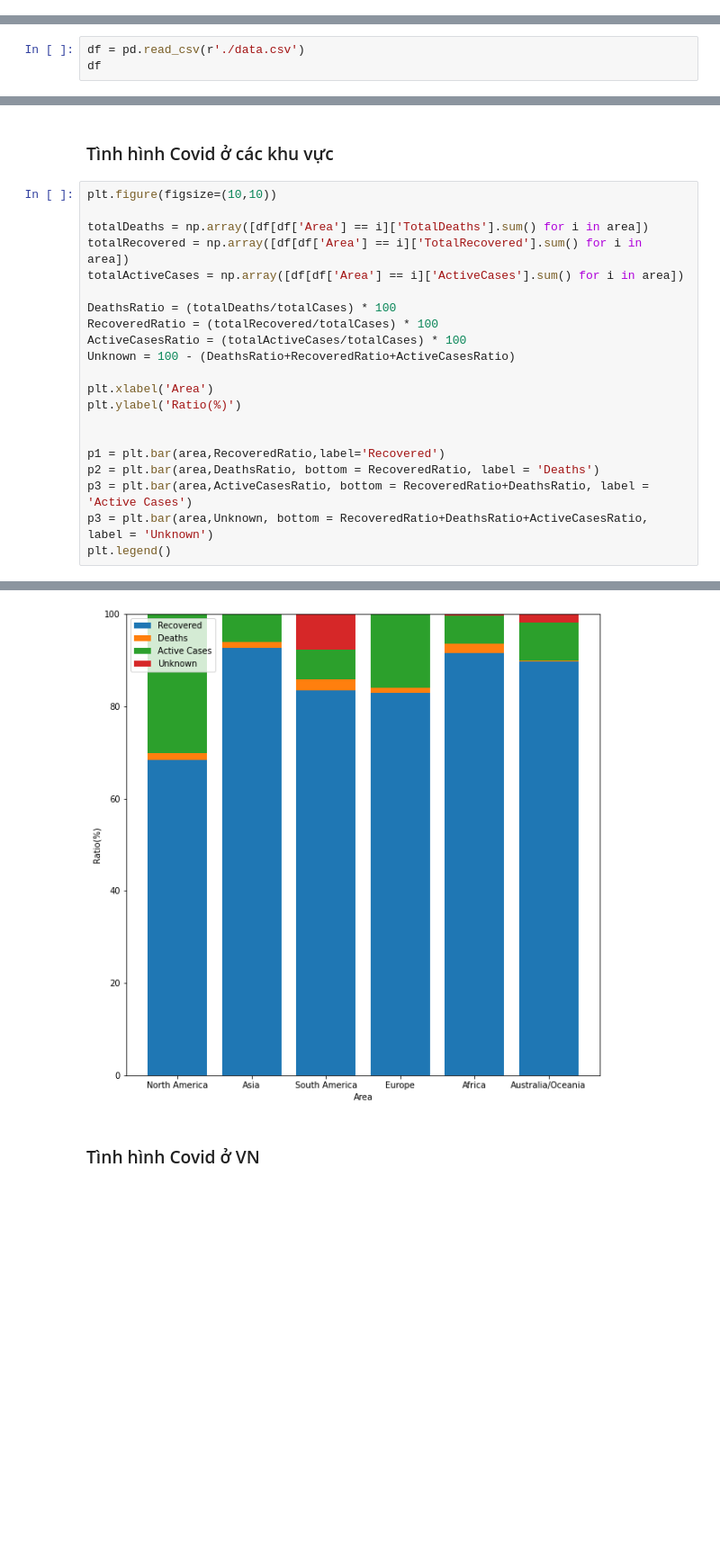
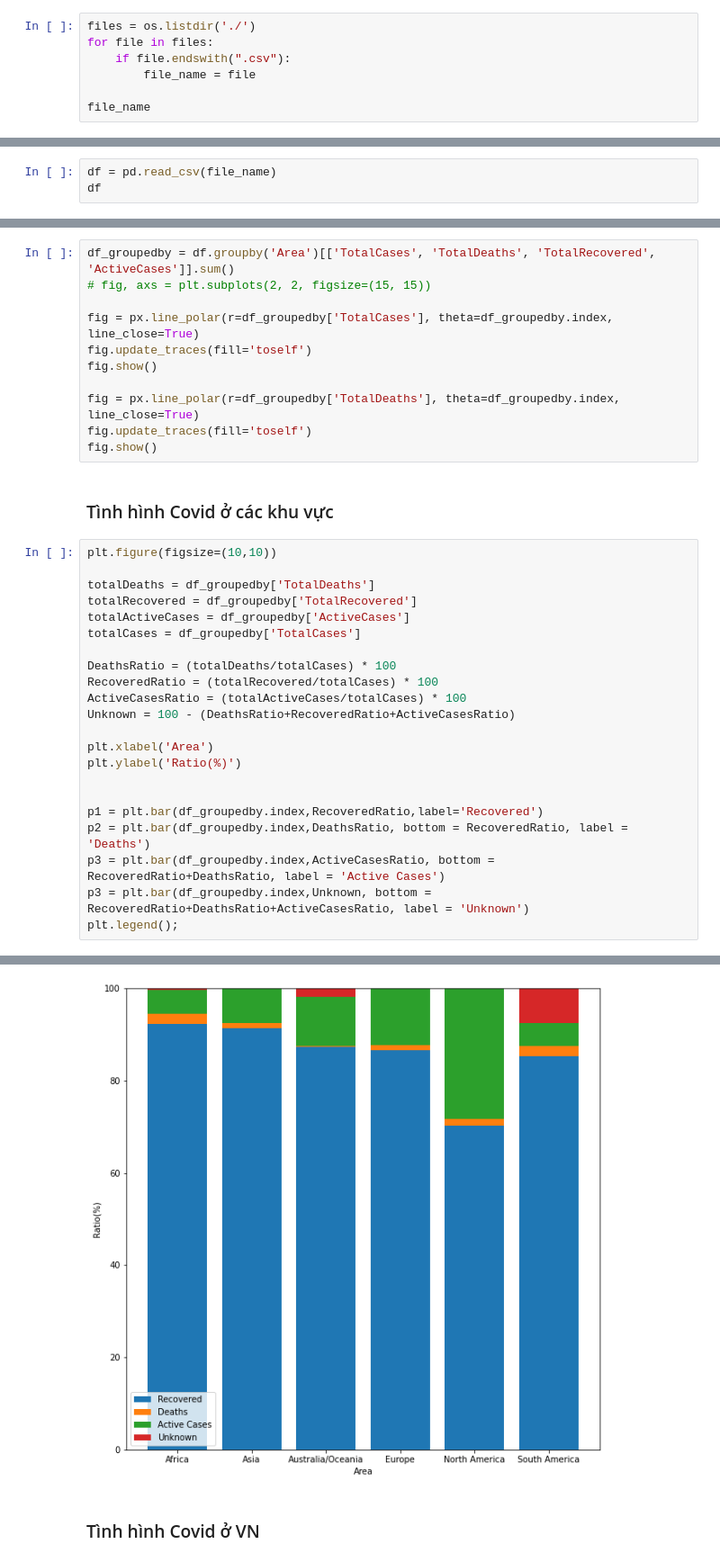
Before and after one commit to trinhhinh729/Lab1---DataVisualization, a Jupyter notebook: Analysis&Visualization.ipynb, the cells around one changed output, grey strips where cells are left out. Shown at 90% size. Drawn from its saved outputs; the diff is of its cells as text; blank space fills up the shorter version.

Commit message:
[Mar 5, 2022] Modify A&V, C&P notebook
- C&P:
+ Rename columns
+ Add current date to data file's name.
- A&V:
+ Add: radar chart, histplot
+ Modify: pairplot
+ Replace some code with groupby method

```diff
--- a/Analysis&Visualization.ipynb
+++ b/Analysis&Visualization.ipynb
@@ -5,0 +8,7 @@ import plotly.express as px
+# %%
+files = os.listdir('./')
+for file in files:
+    if file.endswith(".csv"):
+        file_name = file
+
+file_name
@@ -6,5 +17,5 @@ import plotly.express as px
 # %%
-df = pd.read_csv(r'./data.csv')
+df = pd.read_csv(file_name)
 df
 # %% [output]
 |  | Country,Other | TotalCases | NewCases | TotalDeaths | NewDeaths | TotalRecovered | NewRecovered | ... |
@@ -56,11 +66,23 @@ plt.bar(area,totalCases)
+# %%
+df_groupedby = df.groupby('Area')[['TotalCases', 'TotalDeaths', 'TotalRecovered', 'ActiveCases']].sum()
+# fig, axs = plt.subplots(2, 2, figsize=(15, 15))
+
+fig = px.line_polar(r=df_groupedby['TotalCases'], theta=df_groupedby.index, line_close=True)
+fig.update_traces(fill='toself')
+fig.show()
+
+fig = px.line_polar(r=df_groupedby['TotalDeaths'], theta=df_groupedby.index, line_close=True)
+fig.update_traces(fill='toself')
+fig.show()
 # %% [markdown]
 ### Tình hình Covid ở các khu vực
 # %%
 plt.figure(figsize=(10,10))
 
-totalDeaths = np.array([df[df['Area'] == i]['TotalDeaths'].sum() for i in area])
-totalRecovered = np.array([df[df['Area'] == i]['TotalRecovered'].sum() for i in area])
-totalActiveCases = np.array([df[df['Area'] == i]['ActiveCases'].sum() for i in area])
+totalDeaths = df_groupedby['TotalDeaths']
+totalRecovered = df_groupedby['TotalRecovered']
+totalActiveCases = df_groupedby['ActiveCases']
+totalCases = df_groupedby['TotalCases']
 
 DeathsRatio = (totalDeaths/totalCases) * 100
 RecoveredRatio = (totalRecovered/totalCases) * 100
@@ -71,9 +93,9 @@ plt.xlabel('Area')
 plt.ylabel('Ratio(%)')
 
 
-p1 = plt.bar(area,RecoveredRatio,label='Recovered')
-p2 = plt.bar(area,DeathsRatio, bottom = RecoveredRatio, label = 'Deaths')
-p3 = plt.bar(area,ActiveCasesRatio, bottom = RecoveredRatio+DeathsRatio, label = 'Active Cases')
-p3 = plt.bar(area,Unknown, bottom = RecoveredRatio+DeathsRatio+ActiveCasesRatio, label = 'Unknown')
-plt.legend()
+p1 = plt.bar(df_groupedby.index,RecoveredRatio,label='Recovered')
+p2 = plt.bar(df_groupedby.index,DeathsRatio, bottom = RecoveredRatio, label = 'Deaths')
+p3 = plt.bar(df_groupedby.index,ActiveCasesRatio, bottom = RecoveredRatio+DeathsRatio, label = 'Active Cases')
+p3 = plt.bar(df_groupedby.index,Unknown, bottom = RecoveredRatio+DeathsRatio+ActiveCasesRatio, label = 'Unknown')
+plt.legend();
 # %% [output]
@@ -81,4 +102,4 @@ plt.legend()
-[figure, old version]
+[figure, new version]
 # %% [markdown]
 ### Tình hình Covid ở VN
 # %%
```
Also changed, not shown: parts of 10 cells of this notebook, 3 other files.
